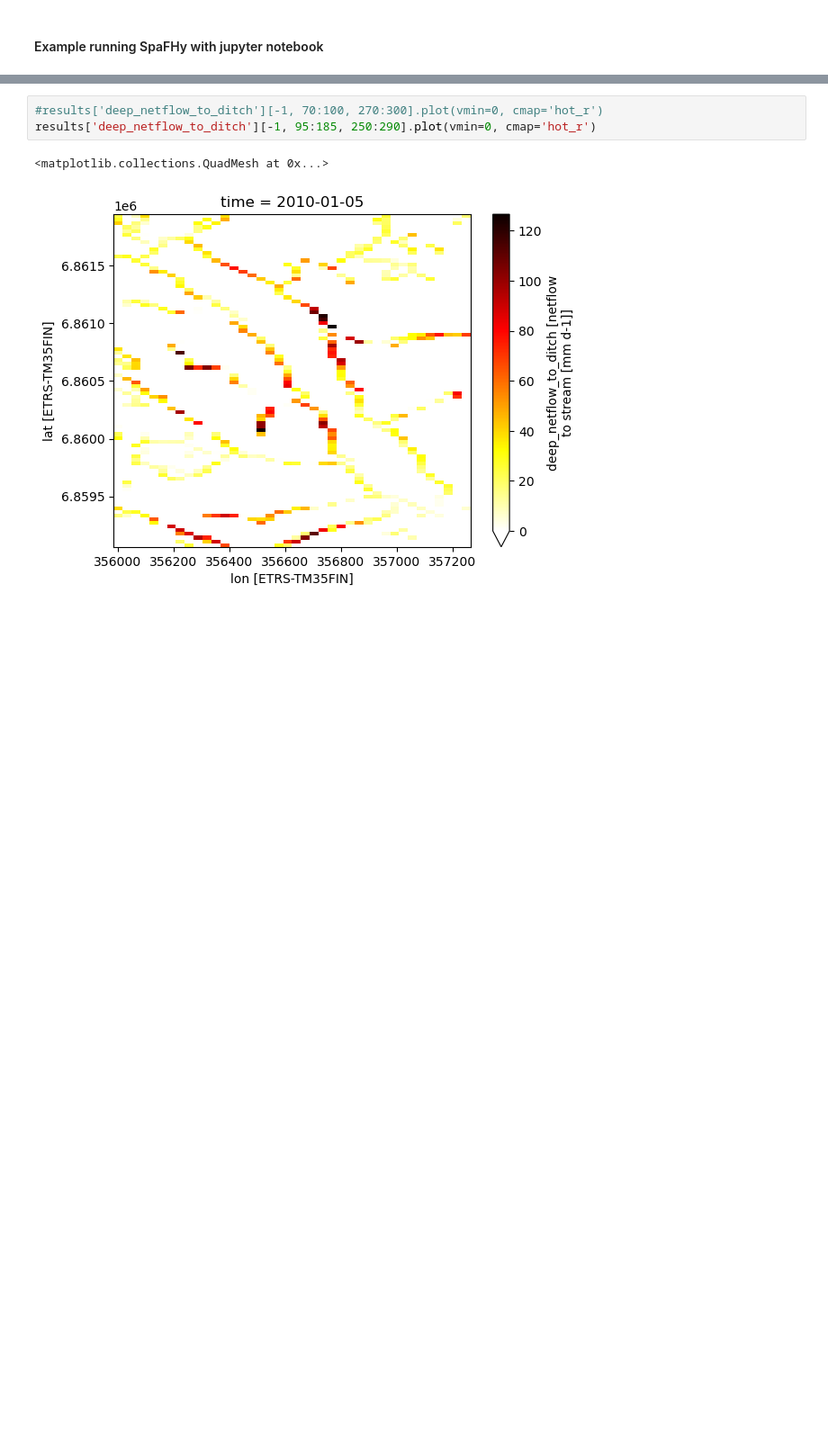
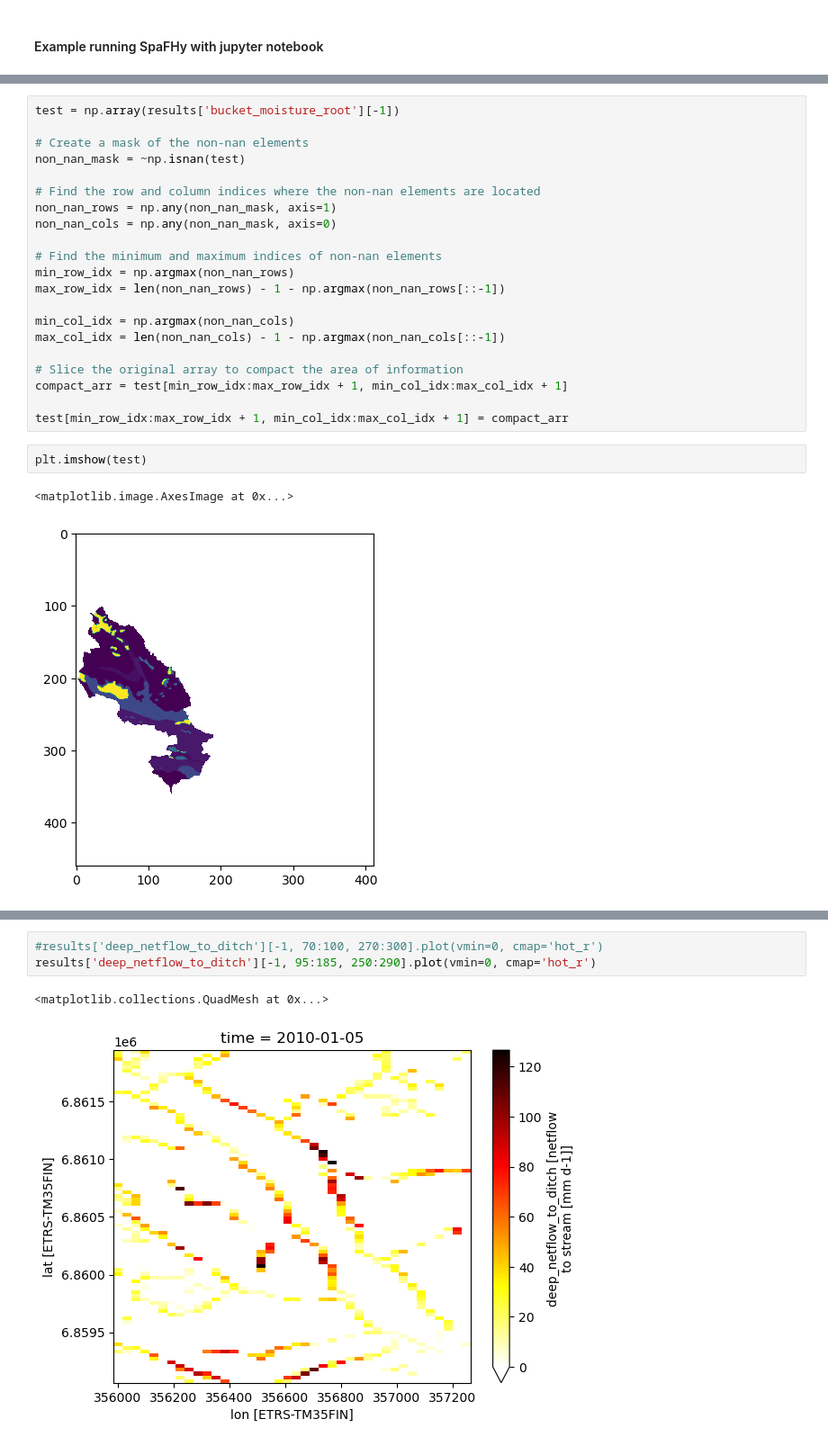
Before and after one commit to jpnousu/SpaFHy_v2.0, a Jupyter notebook: run_example.ipynb, the cells around one changed output, grey strips where cells are left out. Shown at 90% size. Saved outputs shown, nothing was run; the diff lists cells and outputs as text; blank space fills up the shorter version.

```diff
--- a/run_example.ipynb
+++ b/run_example.ipynb
@@ -58,3 +30,29 @@ Running timestep:  22
+# %%
+test = np.array(results['bucket_moisture_root'][-1])
+
+# Create a mask of the non-nan elements
+non_nan_mask = ~np.isnan(test)
+
+# Find the row and column indices where the non-nan elements are located
+non_nan_rows = np.any(non_nan_mask, axis=1)
+non_nan_cols = np.any(non_nan_mask, axis=0)
+
+# Find the minimum and maximum indices of non-nan elements
+min_row_idx = np.argmax(non_nan_rows)
+max_row_idx = len(non_nan_rows) - 1 - np.argmax(non_nan_rows[::-1])
+
+min_col_idx = np.argmax(non_nan_cols)
+max_col_idx = len(non_nan_cols) - 1 - np.argmax(non_nan_cols[::-1])
+
+# Slice the original array to compact the area of information
+compact_arr = test[min_row_idx:max_row_idx + 1, min_col_idx:max_col_idx + 1]
+
+test[min_row_idx:max_row_idx + 1, min_col_idx:max_col_idx + 1] = compact_arr
+# %%
+plt.imshow(test)
+# %% [output]
+<matplotlib.image.AxesImage at 0x...>
+[figure, added]
 # %%
 #results['deep_lateral_netflow'][-1, 70:100, 270:300].plot(cmap='RdYlBu')
 #results['deep_lateral_netflow'][-1, 95:185, 250:290].plot(cmap='RdYlBu')
```
Also changed, not shown: parts of 2 cells of this notebook, 6 other files.
